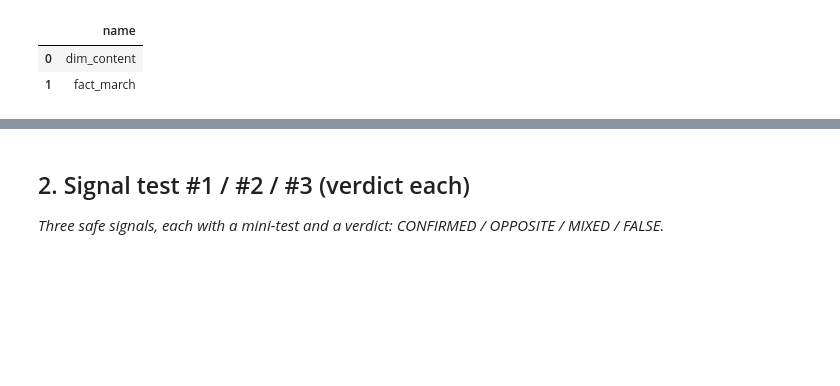
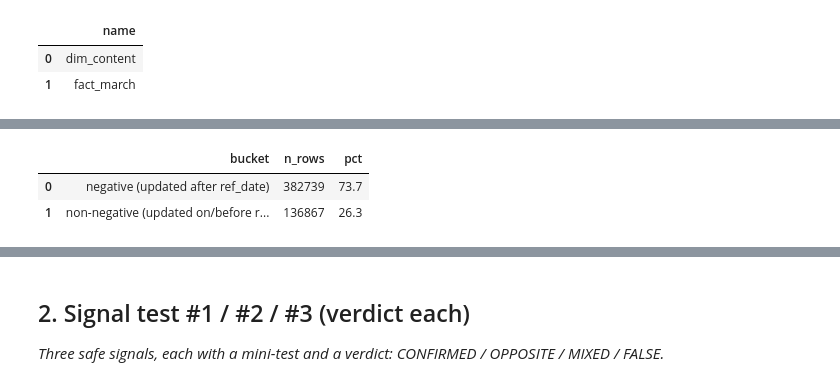
Before and after one commit to Khuld13/ML-intern-starter, a Jupyter notebook: work/notebooks/w04_signal_audit.ipynb, the cells around one changed output, grey strips where cells are left out. Saved outputs shown, nothing was run; the diff lists cells and outputs as text; code cells hidden in the pictures; blank space fills up the shorter version.

```diff
--- a/work/notebooks/w04_signal_audit.ipynb
+++ b/work/notebooks/w04_signal_audit.ipynb
@@ -139,0 +140,20 @@ Reference date: 2026-03-31 00:00:00
+# %%
+negative_check = con.sql(f"""
+    SELECT
+        CASE
+            WHEN DATE '{ref_date}' - content_updated_date < 0 THEN 'negative (updated after ref_date)'
+            WHEN DATE '{ref_date}' - content_updated_date >= 0 THEN 'non-negative (updated on/before ref_date)'
+            ELSE 'null'
+        END AS bucket,
+        COUNT(*) AS n_rows,
+        ROUND(100.0 * COUNT(*) / SUM(COUNT(*)) OVER (), 1) AS pct
+    FROM dim_content
+    GROUP BY bucket
+    ORDER BY bucket
+""").df()
+
+negative_check
+# %% [output]
+|  | bucket | n_rows | pct |
+| 0 | negative (updated after ref_date) | 382739 | 73.7 |
+| 1 | non-negative (updated on/before r... | 136867 | 26.3 |
```
Also changed, not shown: parts of 8 cells of this notebook.
